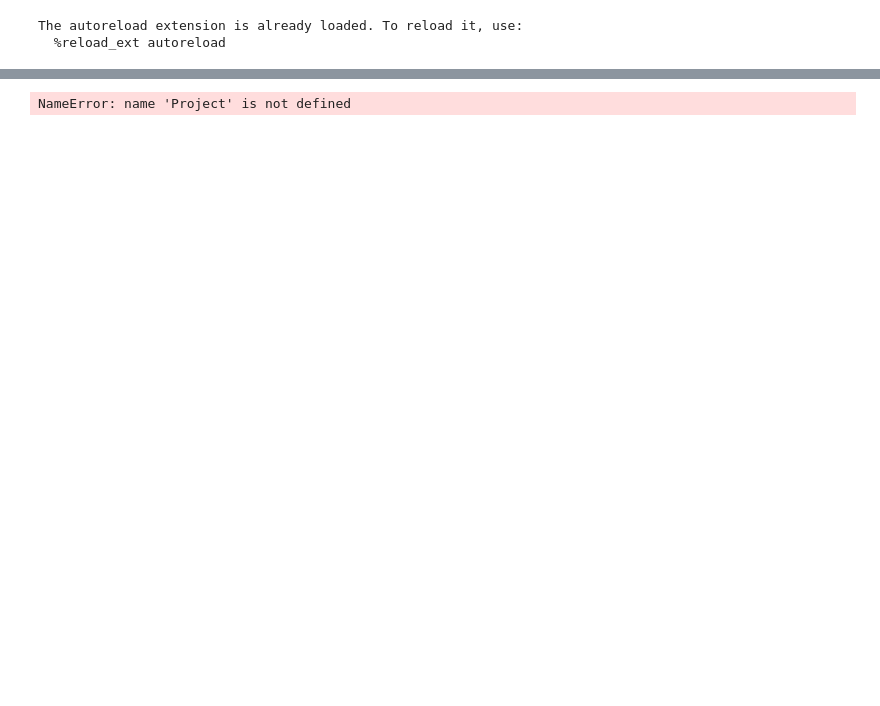
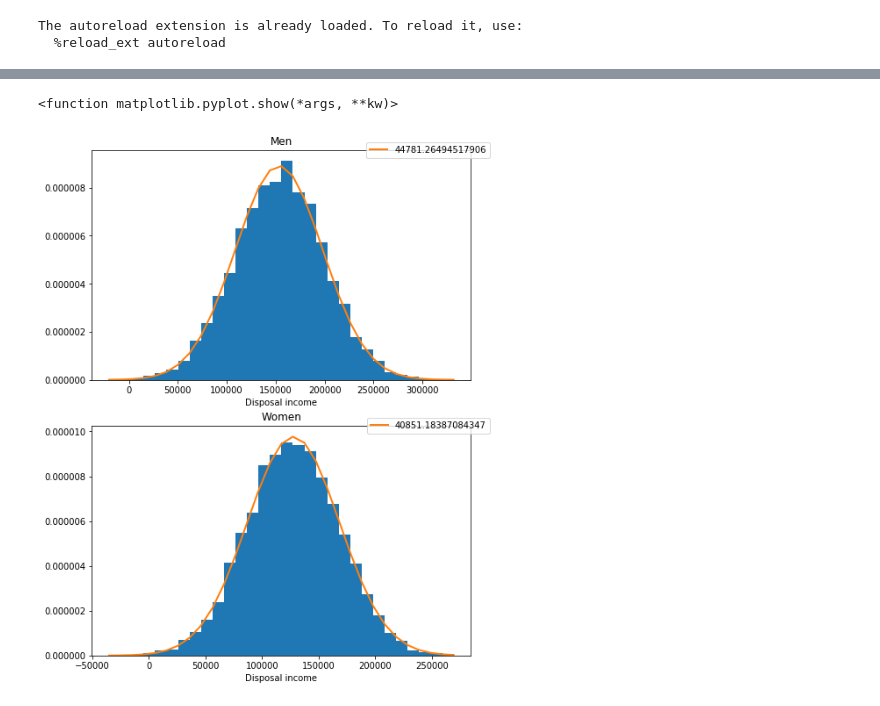
Before and after one commit to kzm266/projects-2019-anaconda-bois, a Jupyter notebook: dataproject/dataProject.ipynb, the cells around one changed output, grey strips where cells are left out. Drawn from its saved outputs; the diff is of its cells as text; code cells hidden in the pictures; blank space fills up the shorter version.

```diff
--- a/dataproject/dataProject.ipynb
+++ b/dataproject/dataProject.ipynb
@@ -13,4 +13,5 @@ NameError: name 'Copenhagen' is not defined
 # %%
-Project.standard(2,2)
+Project.standard(Project.Province_Fyn)
 # %% [output]
-NameError: name 'Project' is not defined
+<function matplotlib.pyplot.show(*args, **kw)>
+[figure, added]
```
Also changed, not shown: parts of 4 cells of this notebook, 1 other file.
